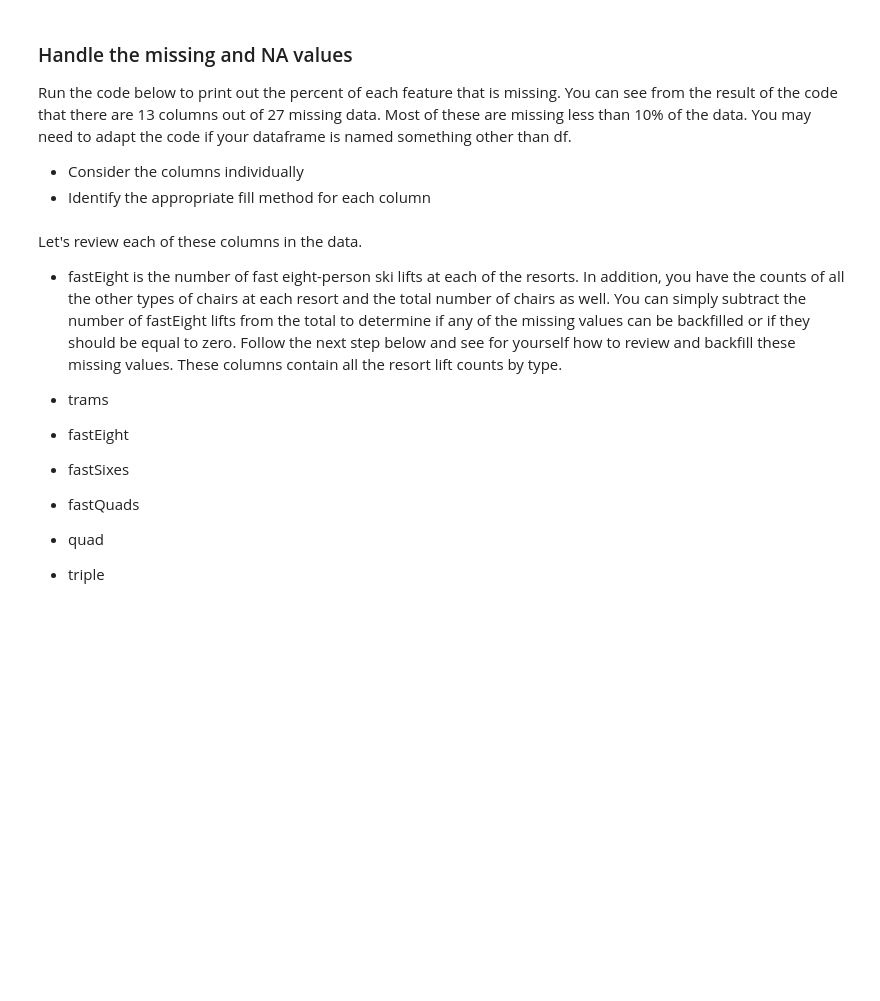
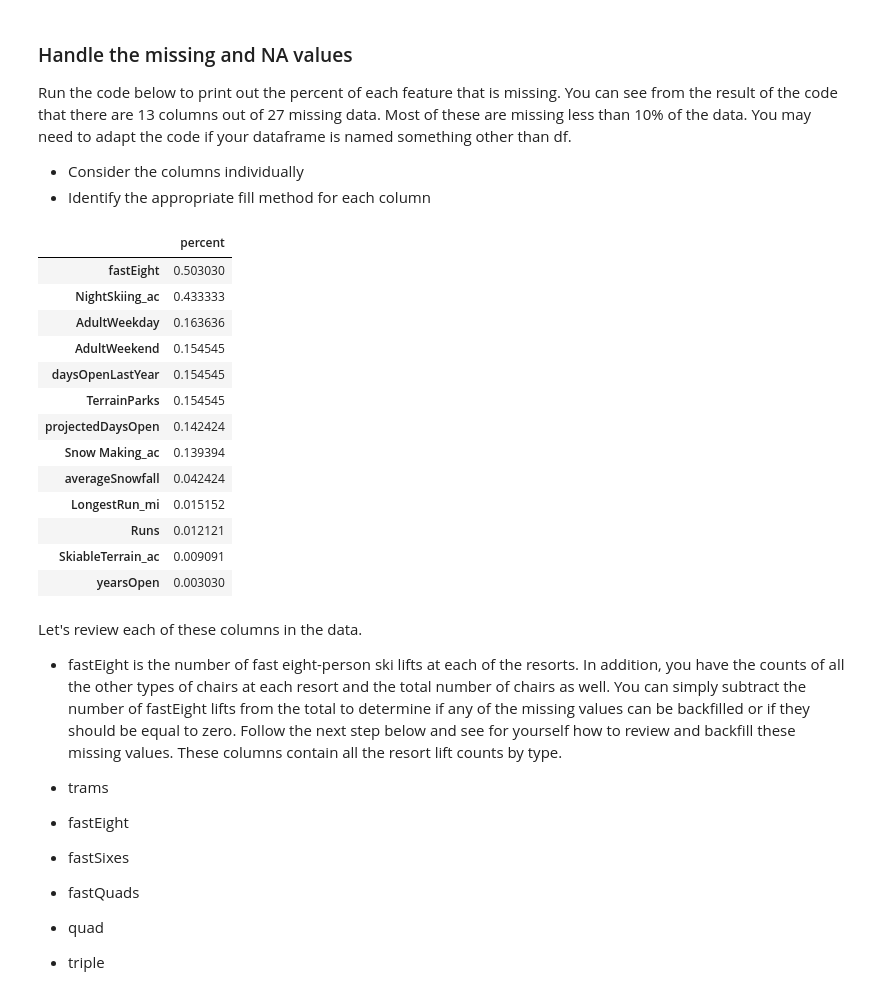
Before and after one commit to jolfr/capstone-01, a Jupyter notebook: notebooks/Notebook_steptwo.ipynb, the cells around one changed output. Saved outputs shown, nothing was run; the diff lists cells and outputs as text; code cells hidden in the pictures; blank space fills up the shorter version.

```diff
--- a/notebooks/Notebook_steptwo.ipynb
+++ b/notebooks/Notebook_steptwo.ipynb
@@ -142,9 +303,24 @@ Run the code below to print out the percent of each feature that is missing. You
 *   Consider the columns individually
 *   Identify the appropriate fill method for each column
 # %%
-#nas=pd.DataFrame(df.isnull().sum().sort_values(ascending=False)/len(df),columns = ['percent'])
-#pos = nas['percent'] > 0
-#nas[pos]
+nas=pd.DataFrame(raw.isnull().sum().sort_values(ascending=False)/len(raw),columns = ['percent'])
+pos = nas['percent'] > 0
+nas[pos]
+# %% [output]
+|  | percent |
+| fastEight | 0.503030 |
+| NightSkiing_ac | 0.433333 |
+| AdultWeekday | 0.163636 |
+| AdultWeekend | 0.154545 |
+| daysOpenLastYear | 0.154545 |
+| TerrainParks | 0.154545 |
+| projectedDaysOpen | 0.142424 |
+| Snow Making_ac | 0.139394 |
+| averageSnowfall | 0.042424 |
+| LongestRun_mi | 0.015152 |
+| Runs | 0.012121 |
+| SkiableTerrain_ac | 0.009091 |
+| yearsOpen | 0.003030 |
 # %% [markdown]
 Let's review each of these columns in the data.
 
```
Also changed, not shown: parts of 46 cells of this notebook, 2 other files.
